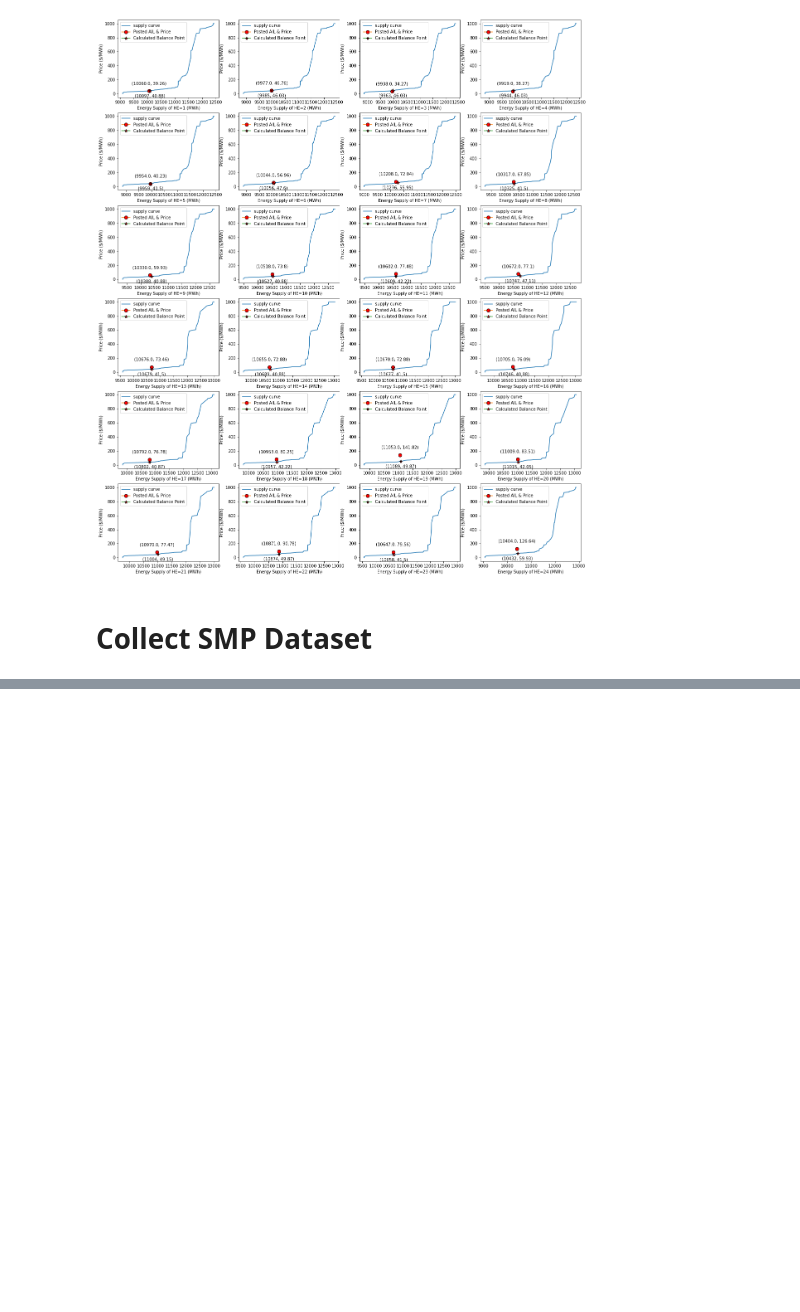
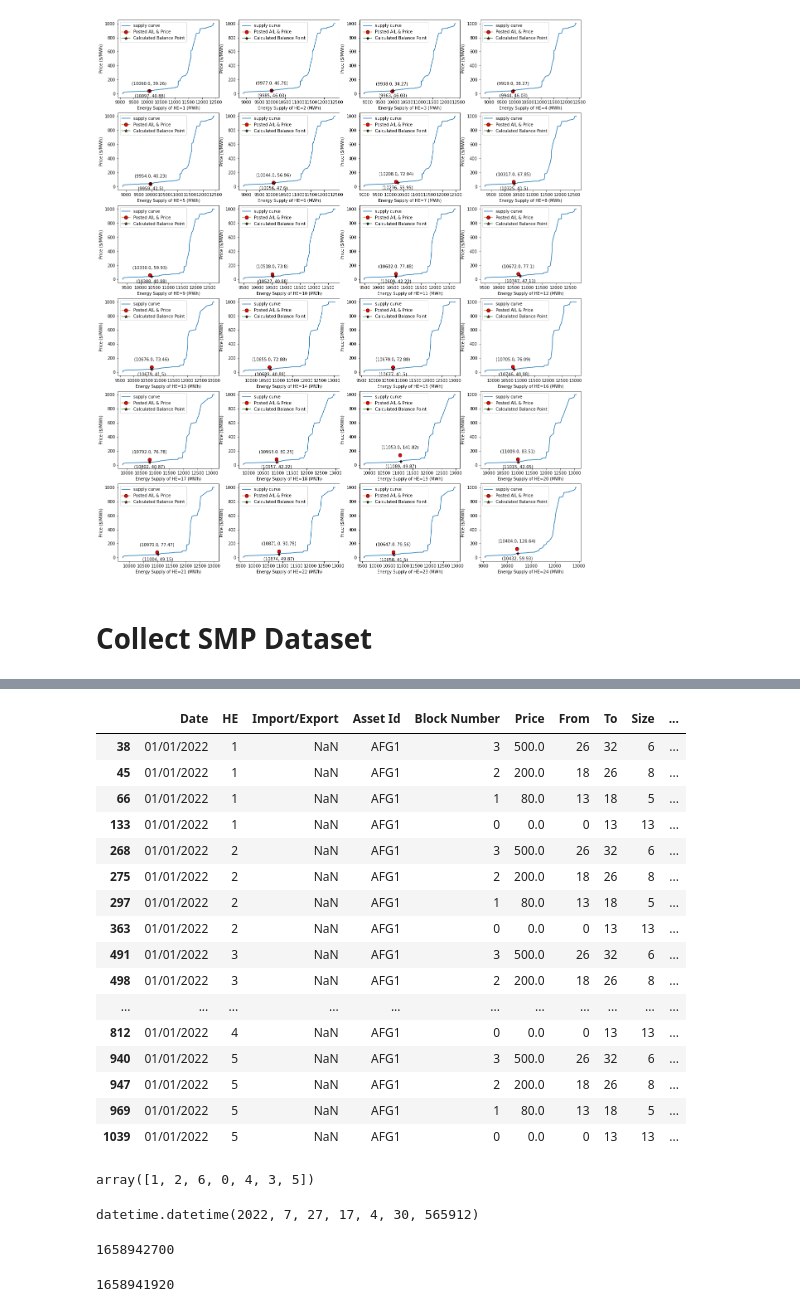
Before and after one commit to CaixiangFan/bpet-contracts, a Jupyter notebook: scripts/dataProcess.ipynb, the cells around one changed output, grey strips where cells are left out. Cells and saved outputs as stored; diff of their text form; code cells hidden in the pictures; blank space fills up the shorter version.

```diff
--- a/scripts/dataProcess.ipynb
+++ b/scripts/dataProcess.ipynb
@@ -372,0 +323,6 @@ plt.show()
+# %%
+df = pd.read_csv('MeritOrderSnapshotEnergy_01012022_02282022.csv', index_col=0)
+df = df[df['Date'] == '01/01/2022']
+for he in range(1,25):
+  df_he = df[df['HE'] == he]
+  print(len(df_he['Asset Id'].values), len(df_he['Asset Id'].unique()))
@@ -372,0 +347,38 @@ plt.show()
+# %%
+# pd.set_option('display.max_rows', None)
+df[df['Date'] == '01/01/2022'].sort_values(['Asset Id', 'HE']).head(20)
+# %% [output]
+|  | Date | HE | Import/Export | Asset Id | Block Number | Price | From | To | Size | ... |
+| 38 | 01/01/2022 | 1 | NaN | AFG1 | 3 | 500.0 | 26 | 32 | 6 | ... |
+| 45 | 01/01/2022 | 1 | NaN | AFG1 | 2 | 200.0 | 18 | 26 | 8 | ... |
+| 66 | 01/01/2022 | 1 | NaN | AFG1 | 1 | 80.0 | 13 | 18 | 5 | ... |
+| 133 | 01/01/2022 | 1 | NaN | AFG1 | 0 | 0.0 | 0 | 13 | 13 | ... |
+| 268 | 01/01/2022 | 2 | NaN | AFG1 | 3 | 500.0 | 26 | 32 | 6 | ... |
+| 275 | 01/01/2022 | 2 | NaN | AFG1 | 2 | 200.0 | 18 | 26 | 8 | ... |
+| 297 | 01/01/2022 | 2 | NaN | AFG1 | 1 | 80.0 | 13 | 18 | 5 | ... |
+| 363 | 01/01/2022 | 2 | NaN | AFG1 | 0 | 0.0 | 0 | 13 | 13 | ... |
+| 491 | 01/01/2022 | 3 | NaN | AFG1 | 3 | 500.0 | 26 | 32 | 6 | ... |
+| 498 | 01/01/2022 | 3 | NaN | AFG1 | 2 | 200.0 | 18 | 26 | 8 | ... |
+| ... | ... | ... | ... | ... | ... | ... | ... | ... | ... | ... |
+| 812 | 01/01/2022 | 4 | NaN | AFG1 | 0 | 0.0 | 0 | 13 | 13 | ... |
+| 940 | 01/01/2022 | 5 | NaN | AFG1 | 3 | 500.0 | 26 | 32 | 6 | ... |
+| 947 | 01/01/2022 | 5 | NaN | AFG1 | 2 | 200.0 | 18 | 26 | 8 | ... |
+| 969 | 01/01/2022 | 5 | NaN | AFG1 | 1 | 80.0 | 13 | 18 | 5 | ... |
+| 1039 | 01/01/2022 | 5 | NaN | AFG1 | 0 | 0.0 | 0 | 13 | 13 | ... |
+# %%
+df['Block Number'].unique()
+# %% [output]
+array([1, 2, 6, 0, 4, 3, 5])
+# %%
+from datetime import datetime
+datetime.now()
+# %% [output]
+datetime.datetime(2022, 7, 27, 17, 4, 30, 565912)
+# %%
+int(datetime.timestamp(datetime.now())) // 60 * 60
+# %% [output]
+1658942700
+# %%
+1658941921 // 60 * 60
+# %% [output]
+1658941920
```
Also changed, not shown: parts of 11 cells of this notebook.
